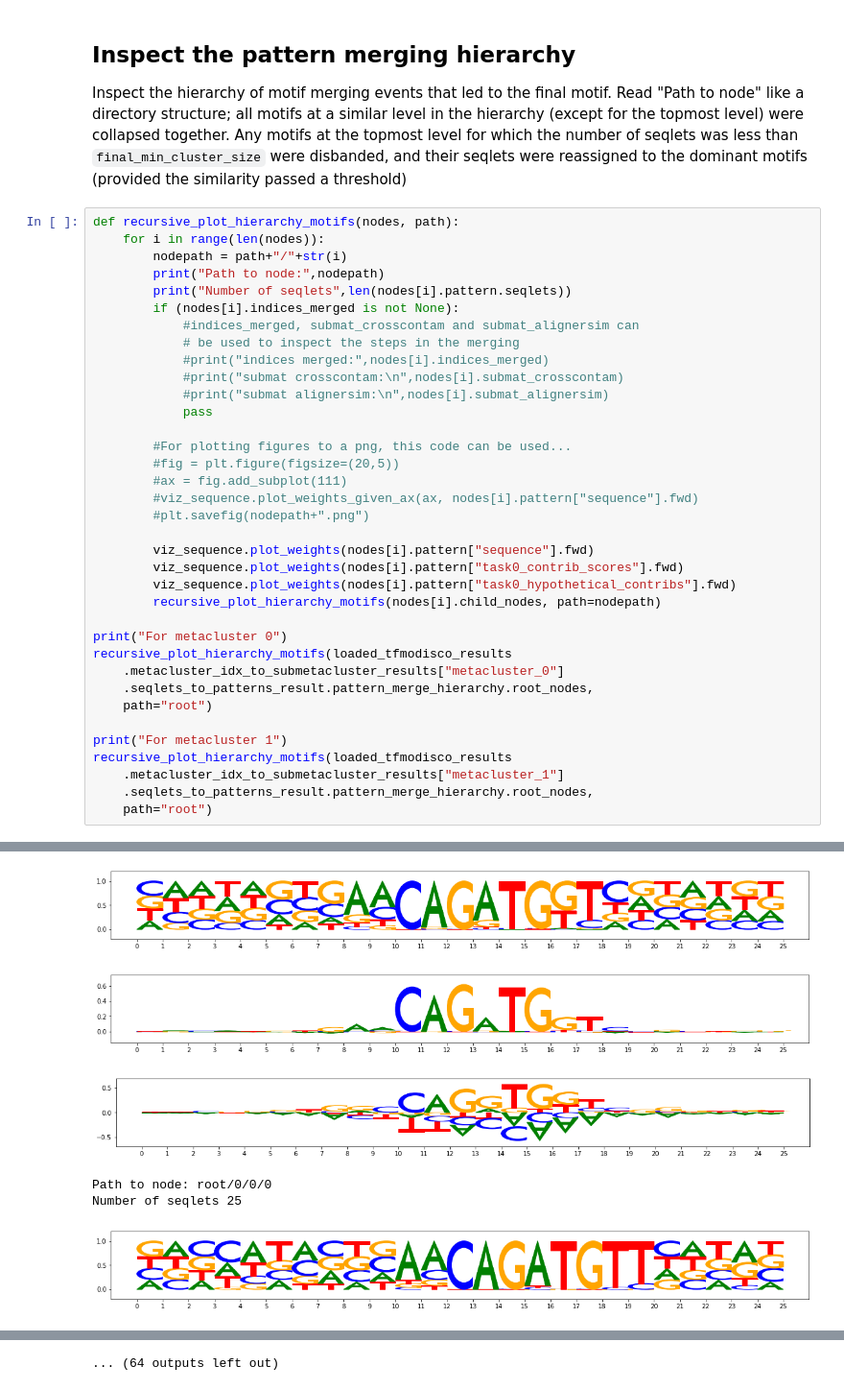
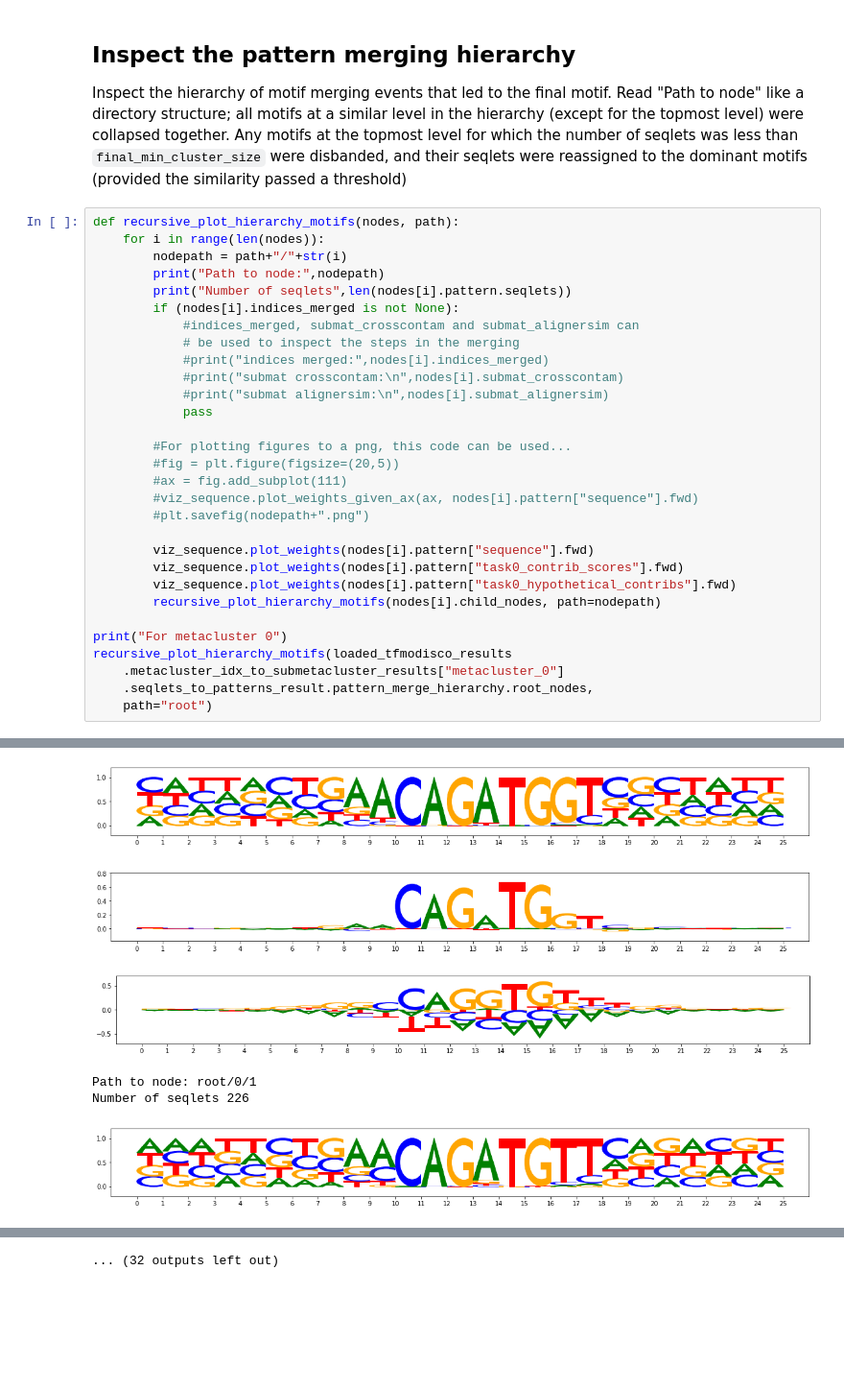
Before and after one commit to kundajelab/tfmodisco, a Jupyter notebook: examples/simulated_TAL_GATA_deeplearning/TF_MoDISco_TAL_GATA.ipynb, the cells around one changed output, grey strips where cells are left out. Shown at 96% size. Drawn from its saved outputs; the diff is of its cells as text; blank space fills up the shorter version.

```diff
--- a/examples/simulated_TAL_GATA_deeplearning/TF_MoDISco_TAL_GATA.ipynb
+++ b/examples/simulated_TAL_GATA_deeplearning/TF_MoDISco_TAL_GATA.ipynb
@@ -656,12 +637,6 @@ recursive_plot_hierarchy_motifs(loaded_tfmodisco_results
     .metacluster_idx_to_submetacluster_results["metacluster_0"]
     .seqlets_to_patterns_result.pattern_merge_hierarchy.root_nodes,
     path="root")
-
-print("For metacluster 1")
-recursive_plot_hierarchy_motifs(loaded_tfmodisco_results
-    .metacluster_idx_to_submetacluster_results["metacluster_1"]
-    .seqlets_to_patterns_result.pattern_merge_hierarchy.root_nodes,
-    path="root")
 # %% [output]
 For metacluster 0
 Path to node: root/0
@@ -674,6 +649,6 @@ Number of seqlets 89
-[figure, old version]
+[figure, new version]
-[figure, old version]
+[figure, new version]
-[figure, old version]
+[figure, new version]
-Path to node: root/0/0/0
-Number of seqlets 25
+Path to node: root/0/1
+Number of seqlets 226
-[figure, old version]
+[figure, new version]
@@ -682 +657 @@ Number of seqlets 25
-... (64 outputs left out)
+... (32 outputs left out)
```
Also changed, not shown: parts of 14 cells of this notebook.
